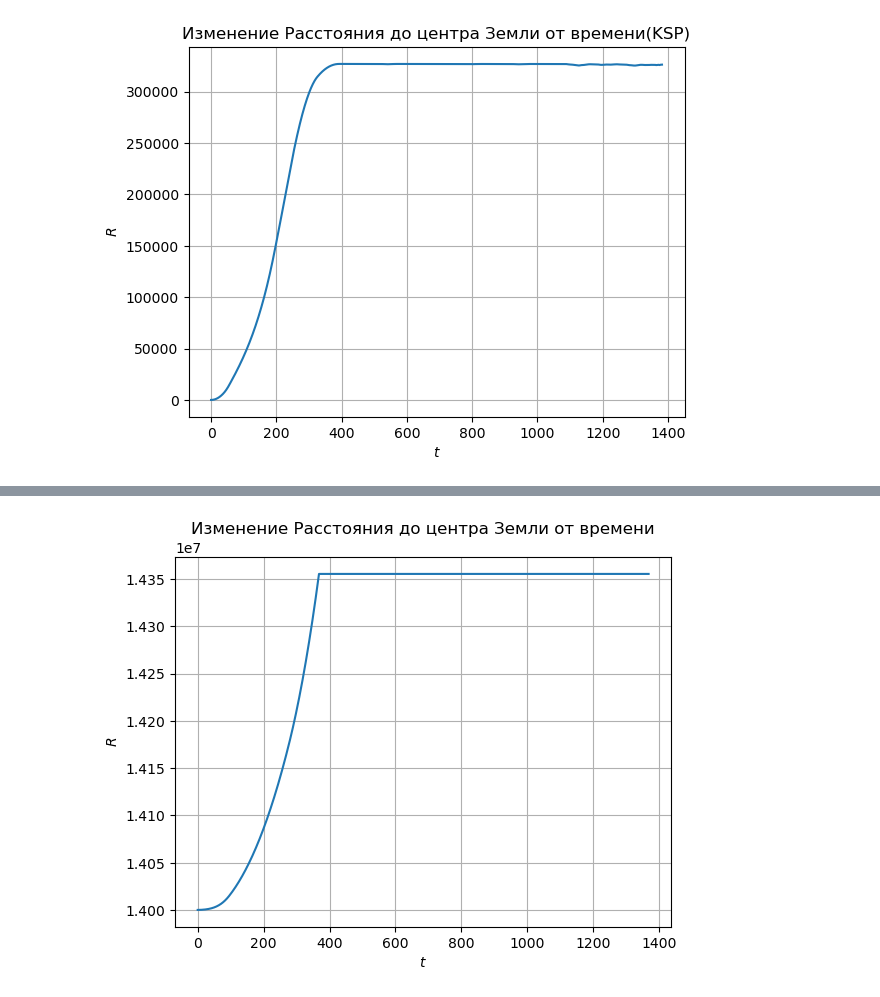
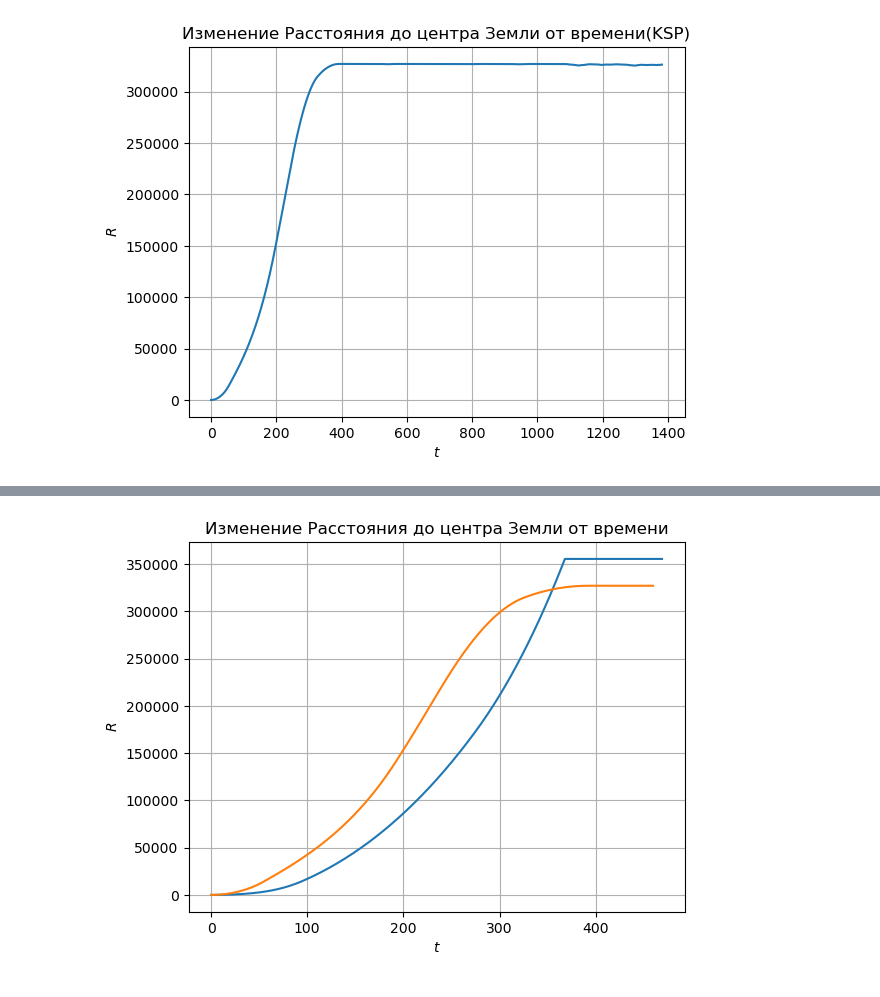
Before and after one commit to dmitriikuleshov/varkt_2023, a Jupyter notebook: main.ipynb, the cells around one changed output, grey strips where cells are left out. Cells and saved outputs as stored; diff of their text form; code cells hidden in the pictures.

```diff
--- a/main.ipynb
+++ b/main.ipynb
@@ -39,6 +39,10 @@ plt.show()
 [figure]
 # %%
 from math import e
+import numpy as np
+import matplotlib.pyplot as plt
+import pandas as pd
+import csv
 
 cos45 = 2 ** 0.5 / 2
 G = 6.67430 * 10 ** (-11)
@@ -58,6 +62,7 @@ dt = 1
 R = 14_000_000
 Velocity = 0
 altitude = 0
+dV = 0
 
 
 def Ftyag(G, rm, Mz, R):
@@ -68,102 +73,127 @@ def Pn(alt):
     return 1000_000 * e ** (-alt / 5000)
 
 
+P_graph = np.array([])
 h_graph = np.array([])
-v_graph1 = np.array([])
+dv_graph = np.array([])
 velocity_graph = np.array([])
 mass_graph = np.array([])
 time_graph = np.array([0])
 while mf >= 0:
-    mf -= dm
+    mf -= dm * dt
     rm = mf + m
 
     Ft = Ftyag(G, rm, Mz, R)
-    P = dm / dt * Wa + (Pa - Pn(R - 14_000_000)) * Sa1
+    P = dm * dt * Wa + (Pa - Pn(R - 14_000_000)) * Sa1
     dV = dt * (P + Ft) / rm
 
     Velocity += dV
     altitude = Velocity * cos45
     R += altitude
 
+    P_graph = np.append(P_graph, P)
     h_graph = np.append(h_graph, R)
-    v_graph1 = np.append(v_graph1, dV)
+    dv_graph = np.append(dv_graph, dV)
     velocity_graph = np.append(velocity_graph, Velocity)
     mass_graph = np.append(mass_graph, rm)
+    time_graph = np.append(time_graph, time_graph[-1] + dt)
 
 
 mf = 18.001 * 10 ** 3
 m =  (16.584 + 12.063 + 3.600) * 10 ** 3
 dm = 100
 
-v_graph2 = np.array([])
 while mf >= 0:
-    mf -= dm
+    mf -= dm * dt
     rm = mf + m
 
     Ft = Ftyag(G, rm, Mz, R)
-    P = dm / dt * Wa + (Pa - Pn(R - 14_000_000)) * Sa2
+    P = dm * dt * Wa + (Pa - Pn(R - 14_000_000)) * Sa2
     dV = dt * (P + Ft) / rm
 
     Velocity += dV
     altitude = Velocity * cos45
     R += altitude
 
+    P_graph = np.append(P_graph, P)
     h_graph = np.append(h_graph, R)
-    v_graph2 = np.append(v_graph2, dV)
+    dv_graph = np.append(dv_graph, dV)
     velocity_graph = np.append(velocity_graph, Velocity)
     mass_graph = np.append(mass_graph, rm)
+    time_graph = np.append(time_graph, time_graph[-1] + dt)
 
 
 mf = 4.500 * 10 ** 3
 m = (7.563 + 3.600) * 10 ** 3
 dm = 50
 
-v_graph3 = np.array([])
 while mf >= 0:
-    mf -= dm
+    mf -= dm * dt
     rm = mf + m
 
     Ft = Ftyag(G, rm, Mz, R)
-    P = dm / dt * Wa + (Pa - Pn(R - 14_000_000)) * Sa2
+    P = dm * dt * Wa + (Pa - Pn(R - 14_000_000)) * Sa2
     dV = dt * (P + Ft) / rm
 
     Velocity += dV
     altitude = Velocity * cos45
     R += altitude
 
+    P_graph = np.append(P_graph, P)
     h_graph = np.append(h_graph, R)
-    v_graph3 = np.append(v_graph3, dV)
+    dv_graph = np.append(dv_graph, dV)
     velocity_graph = np.append(velocity_graph, Velocity)
     mass_graph = np.append(mass_graph, rm)
+    time_graph = np.append(time_graph, time_graph[-1] + dt)
 
 mf = 1.900 * 10 ** 3
 m = 2.500 * 10 ** 3
 dm = 20
 
-v_graph4 = np.array([])
 while mf >= 0:
-    mf -= dm
+    mf -= dm * dt
     rm = mf + m
 
     Ft = Ftyag(G, rm, Mz, R)
-    P = dm / dt * Wa + Pa2 * Sa2
+    P = dm * dt * Wa + Pa2 * Sa2
     dV = dt * (P + Ft) / rm
 
     Velocity += dV
     if Velocity >= 5520:
         break
 
-    v_graph4 = np.append(v_graph4, dV)
+    P_graph = np.append(P_graph, P)
+    dv_graph = np.append(dv_graph, dV)
     velocity_graph = np.append(velocity_graph, Velocity)
     mass_graph = np.append(mass_graph, rm)
+    time_graph = np.append(time_graph, time_graph[-1] + dt)
 
-for _ in range(1000):
+for _ in range(200):
     V = (G * Mz * (2 / b - 1 / a)) ** 0.5
+    P_graph = np.append(P_graph, P_graph[-1])
+    dv_graph = np.append(dv_graph, 0)
     velocity_graph = np.append(velocity_graph, Velocity)
     h_graph = np.append(h_graph, R)
     mass_graph = np.append(mass_graph, m + mf)
+    time_graph = np.append(time_graph, time_graph[-1] + dt)
 
-plt.plot(np.hstack([v_graph1, v_graph2, v_graph3, v_graph4]))
+
+data_ksp = pd.read_csv("ksp.csv", sep=";")
+Time = data_ksp["TimeSinceMark"][0:1950]
+TIME = list(range(470))
+time_graph = time_graph[1:]
+data_ksp = pd.read_csv("ksp.csv", sep=";")
+acceleration_ksp = data_ksp["Acceleration"]
+
+with open("dv_graph1.csv") as file:
+    dv_graph1 = [float(x[0]) for x in csv.reader(file)]
+
+with open("dv_graph2.csv") as file:
+    dv_graph2 = [float(x[0]) for x in csv.reader(file)]
+
+
+plt.plot(TIME, dv_graph[0:len(TIME)], Time, [x * 10 for x in acceleration_ksp][0:len(Time)], TIME, dv_graph1[0:len(TIME)], ":",
+         TIME, dv_graph2[0:len(TIME)], ":")
 plt.ylabel(r'$dV$')
 plt.xlabel(r'$t$')
 plt.title(r'Изменение ускорения ракеты от времени')
@@ -171,19 +201,43 @@ plt.grid(True)
 plt.show()
 
 
-plt.plot(velocity_graph)
+# VELOCITY GRAPH
+data_ksp = pd.read_csv("ksp.csv", sep=";")
+velocity_ksp = data_ksp["DeltaVExpended"]
+plt.plot(TIME, velocity_graph[0:len(TIME)], Time, velocity_ksp[0:len(Time)])
 plt.ylabel(r'$V$')
 plt.xlabel(r'$t$')
 plt.title(r'Изменение скорости ракеты от времени')
 plt.grid(True)
 plt.show()
 
-
-plt.plot(h_graph)
+# HEIGHT GRAPH
+data_ksp = pd.read_csv("ksp.csv", sep=";")
+height_ksp = data_ksp["AltitudeTrue"]
+plt.plot(TIME, [x - 14_000_000 for x in h_graph][0:len(TIME)], Time, height_ksp[0:len(Time)])
 plt.ylabel(r'$R$')
 plt.xlabel(r'$t$')
 plt.title(r'Изменение Расстояния до центра Земли от времени')
 plt.grid(True)
 plt.show()
+
+
+data_ksp = pd.read_csv("ksp.csv", sep=";")
+mass_ksp = data_ksp["Mass"]
+plt.plot(TIME, mass_graph[0:len(TIME)], Time, [x * 1000 * 1.5 for x in mass_ksp][0:len(Time)])
+plt.title(r'Изменение массы космического аппарата от времени')
+plt.ylabel(r'$m$')
+plt.xlabel(r'$t$')
+plt.grid(True)
 plt.show()
+
+
+with open("P_graph1.csv") as file:
+    P_graph1 = [float(x[0]) for x in csv.reader(file)]
+with open("P_graph2.csv") as file:
+    P_graph2 = [float(x[0]) for x in csv.reader(file)]
+plt.plot(TIME, P_graph[0:len(TIME)], TIME, P_graph1[0:len(TIME)], ":", TIME, P_graph2[0:len(TIME)], ":")
+plt.title(r"Изменение тяги")
+plt.ylabel(r"P")
+plt.xlabel(r"t")
 # %% [output]
@@ -192 +247 @@ plt.show()
-[figure, old version]
+[figure, new version]
```
Also changed, not shown: parts of 1 cell of this notebook.
